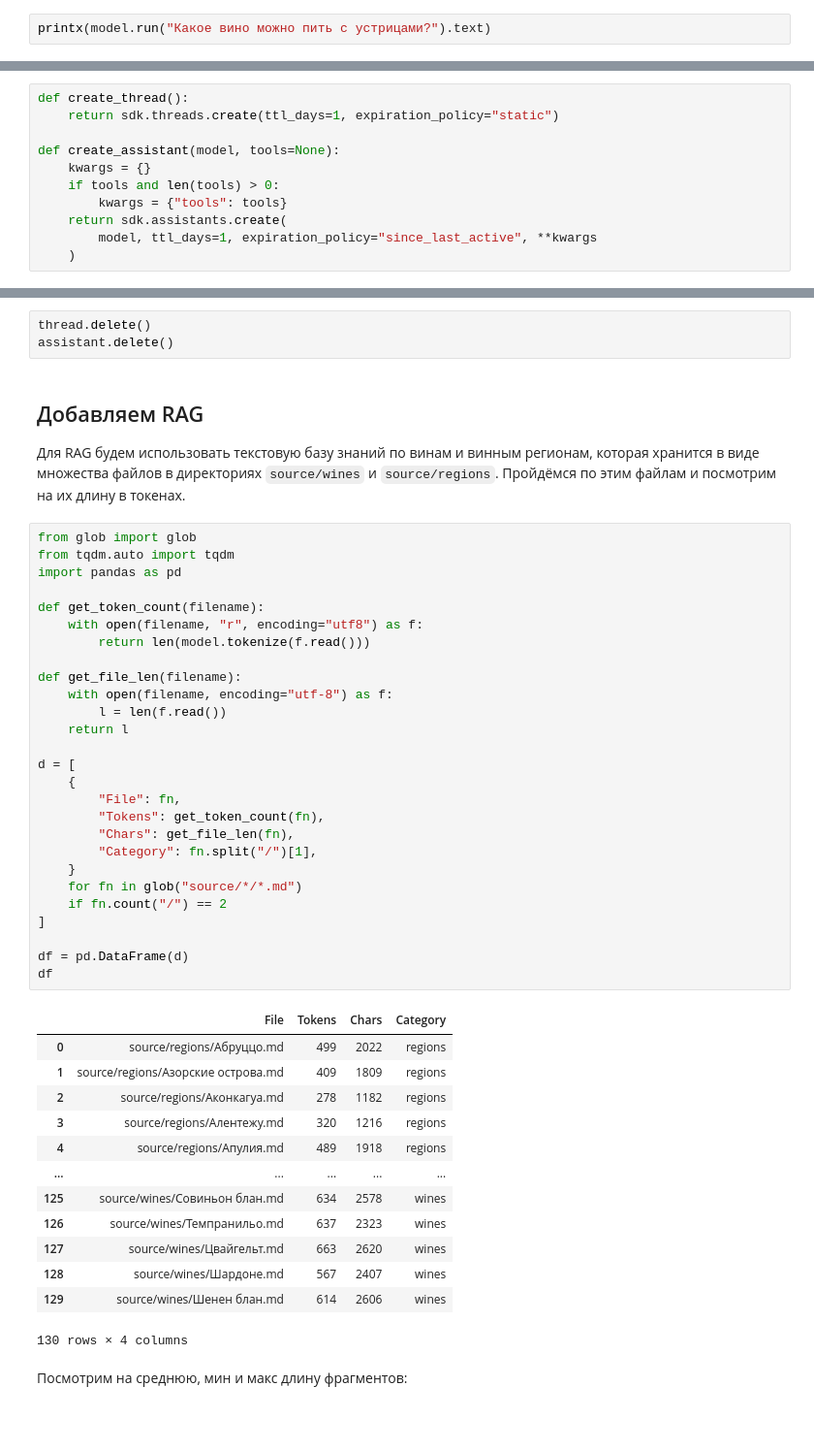
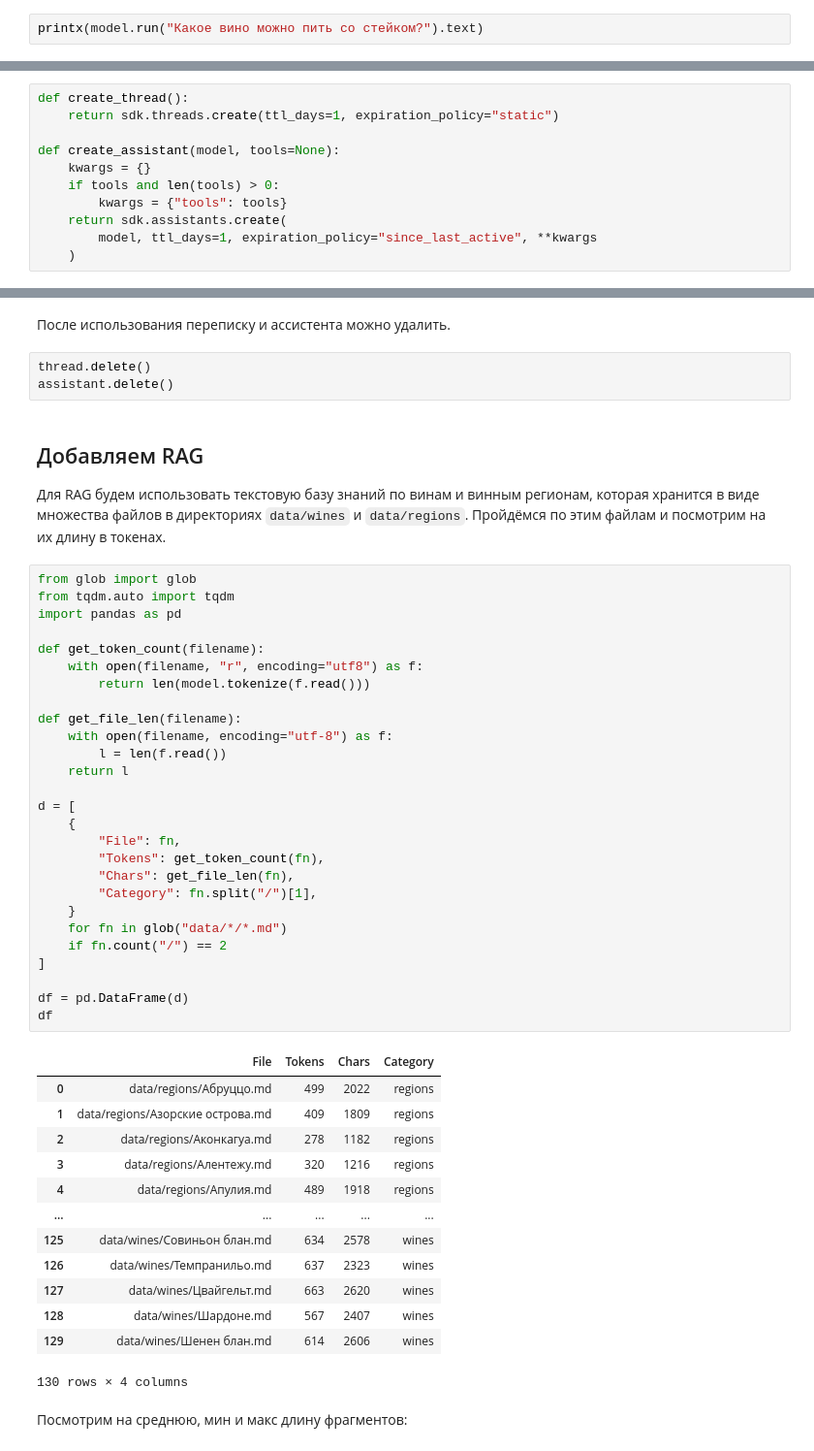
Before and after one commit to yandex-datasphere/advanced-assistant, a Jupyter notebook: advanced-assistant.ipynb, the cells around one changed output, grey strips where cells are left out. Shown: that part at 97% size. Cells and saved outputs as stored; diff of their text form; blank space fills up the shorter version.

```diff
--- a/advanced-assistant.ipynb
+++ b/advanced-assistant.ipynb
@@ -96,5 +41,5 @@ sdk = YCloudML(folder_id=folder_id, auth=api_key)
 
 model = sdk.models.completions("yandexgpt", model_version="rc")
 # %%
-printx(model.run("Какое вино можно пить с устрицами?").text)
+printx(model.run("Какое вино можно пить со стейком?").text)
 # %% [output]
@@ -169,50 +138,52 @@ print(result.text)
+# %% [markdown]
+После использования переписку и ассистента можно удалить.
 # %%
 thread.delete()
 assistant.delete()
 # %% [markdown]
 ## Добавляем RAG
 
-Для RAG будем использовать текстовую базу знаний по винам и винным регионам, которая хранится в виде множества файлов в директориях `source/wines` и `source/regions`. Пройдёмся по этим файлам и посмотрим на их длину в токенах.
+Для RAG будем использовать текстовую базу знаний по винам и винным регионам, которая хранится в виде множества файлов в директориях `data/wines` и `data/regions`. Пройдёмся по этим файлам и посмотрим на их длину в токенах.
 # %%
 from glob import glob
 from tqdm.auto import tqdm
 import pandas as pd
 
 def get_token_count(filename):
     with open(filename, "r", encoding="utf8") as f:
         return len(model.tokenize(f.read()))
 
 def get_file_len(filename):
     with open(filename, encoding="utf-8") as f:
         l = len(f.read())
     return l
 
 d = [
     {
         "File": fn,
         "Tokens": get_token_count(fn),
         "Chars": get_file_len(fn),
         "Category": fn.split("/")[1],
     }
-    for fn in glob("source/*/*.md")
+    for fn in glob("data/*/*.md")
     if fn.count("/") == 2
 ]
 
 df = pd.DataFrame(d)
 df
 # %% [output]
 |  | File | Tokens | Chars | Category |
-| 0 | source/regions/Абруццо.md | 499 | 2022 | regions |
-| 1 | source/regions/Азорские острова.md | 409 | 1809 | regions |
-| 2 | source/regions/Аконкагуа.md | 278 | 1182 | regions |
-| 3 | source/regions/Алентежу.md | 320 | 1216 | regions |
-| 4 | source/regions/Апулия.md | 489 | 1918 | regions |
+| 0 | data/regions/Абруццо.md | 499 | 2022 | regions |
+| 1 | data/regions/Азорские острова.md | 409 | 1809 | regions |
+| 2 | data/regions/Аконкагуа.md | 278 | 1182 | regions |
+| 3 | data/regions/Алентежу.md | 320 | 1216 | regions |
+| 4 | data/regions/Апулия.md | 489 | 1918 | regions |
 | ... | ... | ... | ... | ... |
-| 125 | source/wines/Совиньон блан.md | 634 | 2578 | wines |
-| 126 | source/wines/Темпранильо.md | 637 | 2323 | wines |
-| 127 | source/wines/Цвайгельт.md | 663 | 2620 | wines |
-| 128 | source/wines/Шардоне.md | 567 | 2407 | wines |
-| 129 | source/wines/Шенен блан.md | 614 | 2606 | wines |
+| 125 | data/wines/Совиньон блан.md | 634 | 2578 | wines |
+| 126 | data/wines/Темпранильо.md | 637 | 2323 | wines |
+| 127 | data/wines/Цвайгельт.md | 663 | 2620 | wines |
+| 128 | data/wines/Шардоне.md | 567 | 2407 | wines |
+| 129 | data/wines/Шенен блан.md | 614 | 2606 | wines |
 130 rows × 4 columns
 # %% [markdown]
 Посмотрим на среднюю, мин и макс длину фрагментов:
```
Also changed, not shown: parts of 43 cells of this notebook, 1 other file.
